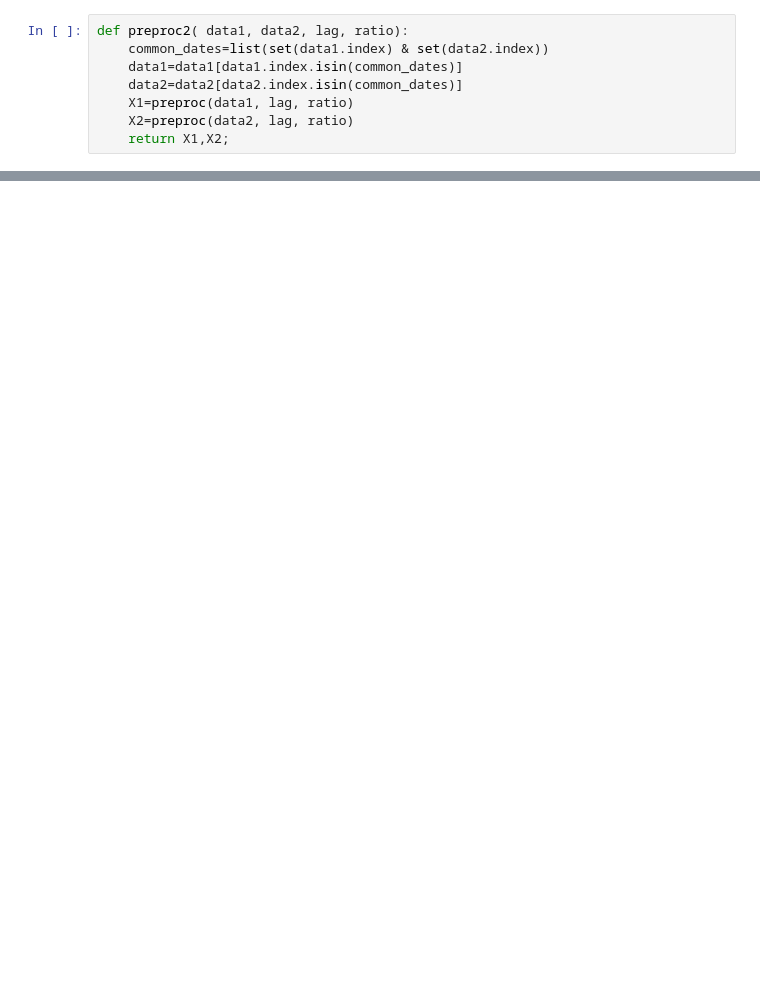
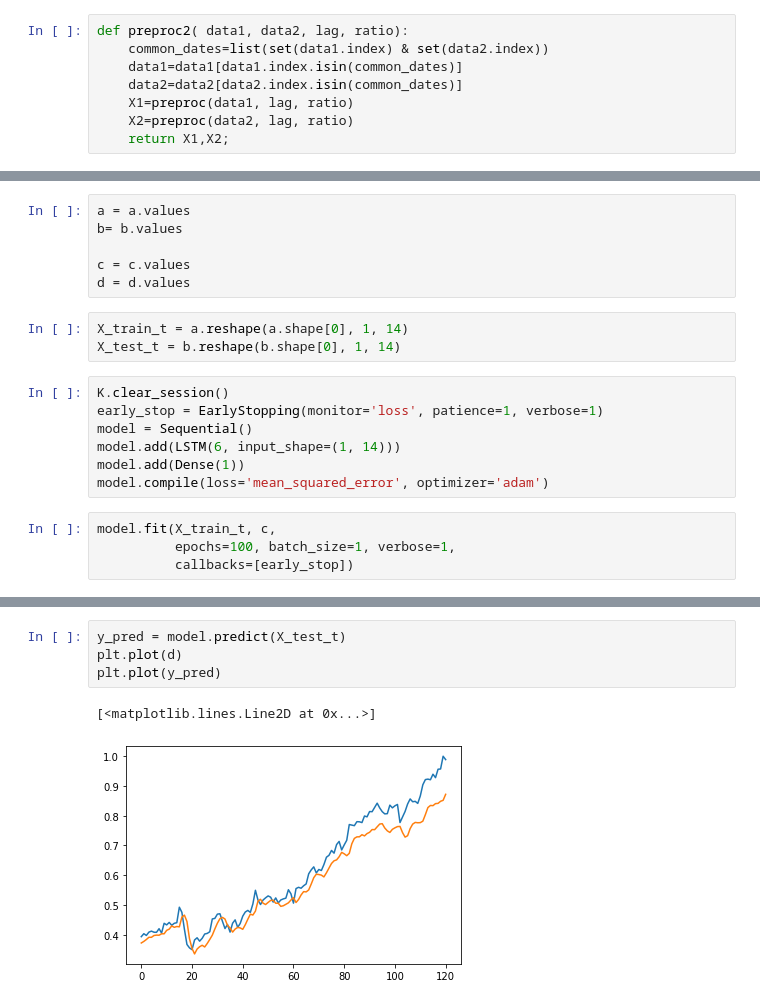
Before and after one commit to Kamran-Afzali/Quantitative-Finance, a Jupyter notebook: LSTM-stock-prediction-with-Keras-functional-API/Dl_Data.ipynb, the cells around one changed output, grey strips where cells are left out. Drawn from its saved outputs; the diff is of its cells as text; blank space fills up the shorter version.

```diff
--- a/LSTM-stock-prediction-with-Keras-functional-API/Dl_Data.ipynb
+++ b/LSTM-stock-prediction-with-Keras-functional-API/Dl_Data.ipynb
@@ -113,0 +112,20 @@ dataLSTM[0][3]
+# %%
+a = a.values
+b= b.values
+
+c = c.values
+d = d.values
+# %%
+X_train_t = a.reshape(a.shape[0], 1, 14)
+X_test_t = b.reshape(b.shape[0], 1, 14)
+# %%
+K.clear_session()
+early_stop = EarlyStopping(monitor='loss', patience=1, verbose=1)
+model = Sequential()
+model.add(LSTM(6, input_shape=(1, 14)))
+model.add(Dense(1))
+model.compile(loss='mean_squared_error', optimizer='adam')
+# %%
+model.fit(X_train_t, c,
+          epochs=100, batch_size=1, verbose=1,
+          callbacks=[early_stop])
@@ -113,0 +151,7 @@ dataLSTM[0][3]
+# %%
+y_pred = model.predict(X_test_t)
+plt.plot(d)
+plt.plot(y_pred)
+# %% [output]
+[<matplotlib.lines.Line2D at 0x...>]
+[figure, added]
```
Also changed, not shown: parts of 16 cells of this notebook, 1 other file.
